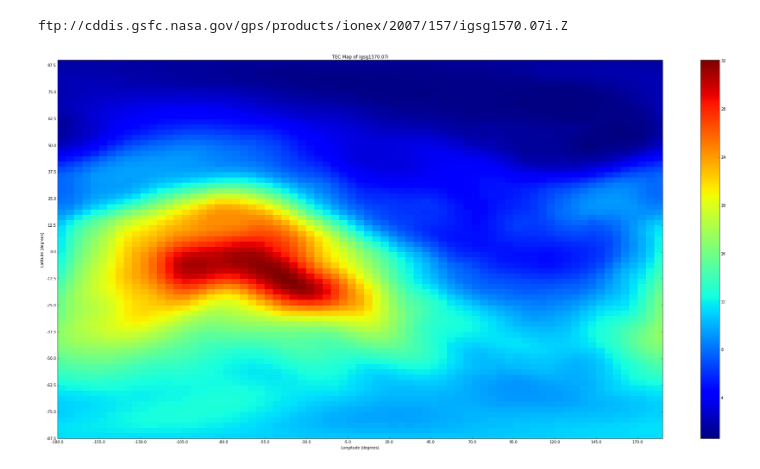
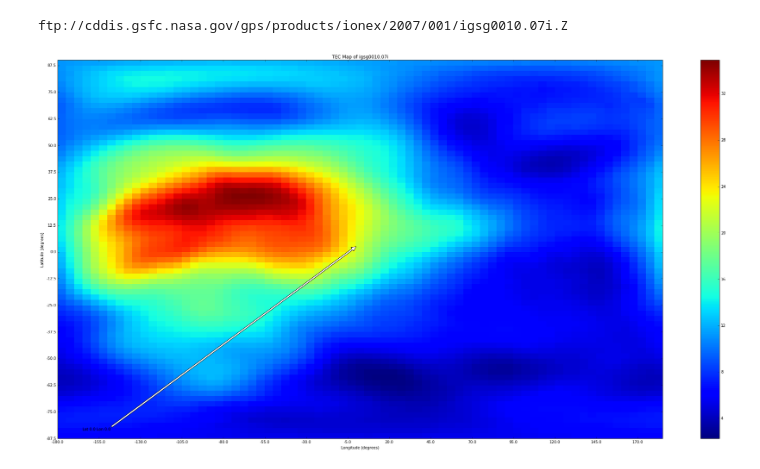
Before and after one commit to Osanyin-Taiwo-30/TEC-MAP-GENERATOR, a Jupyter notebook: tec_generator/tec_map_generator.ipynb, the cells around one changed output. Drawn from its saved outputs; the diff is of its cells as text; code cells hidden in the pictures.

```diff
--- a/tec_generator/tec_map_generator.ipynb
+++ b/tec_generator/tec_map_generator.ipynb
@@ -5,9 +5,9 @@ display(HTML("<style>.container { width:100% !important; }</style>"))
 # %%
 from tec_map_generator import generate_tec_map, get_ionex_file
 %matplotlib inline
-ionex_file = get_ionex_file(2007, 157)
+ionex_file = get_ionex_file(2007, 1)
 ionex_file
-tecs = generate_tec_map(ionex_file, hour_in_day=19)
+tecs = generate_tec_map(ionex_file, hour_in_day=19, lat_of_interest=0.0, lon_of_interest=0.0)
 # %% [output]
-ftp://cddis.gsfc.nasa.gov/gps/products/ionex/2007/157/igsg1570.07i.Z
+ftp://cddis.gsfc.nasa.gov/gps/products/ionex/2007/001/igsg0010.07i.Z
-[figure, old version]
+[figure, new version]
```
Also changed, not shown: 1 other file.
